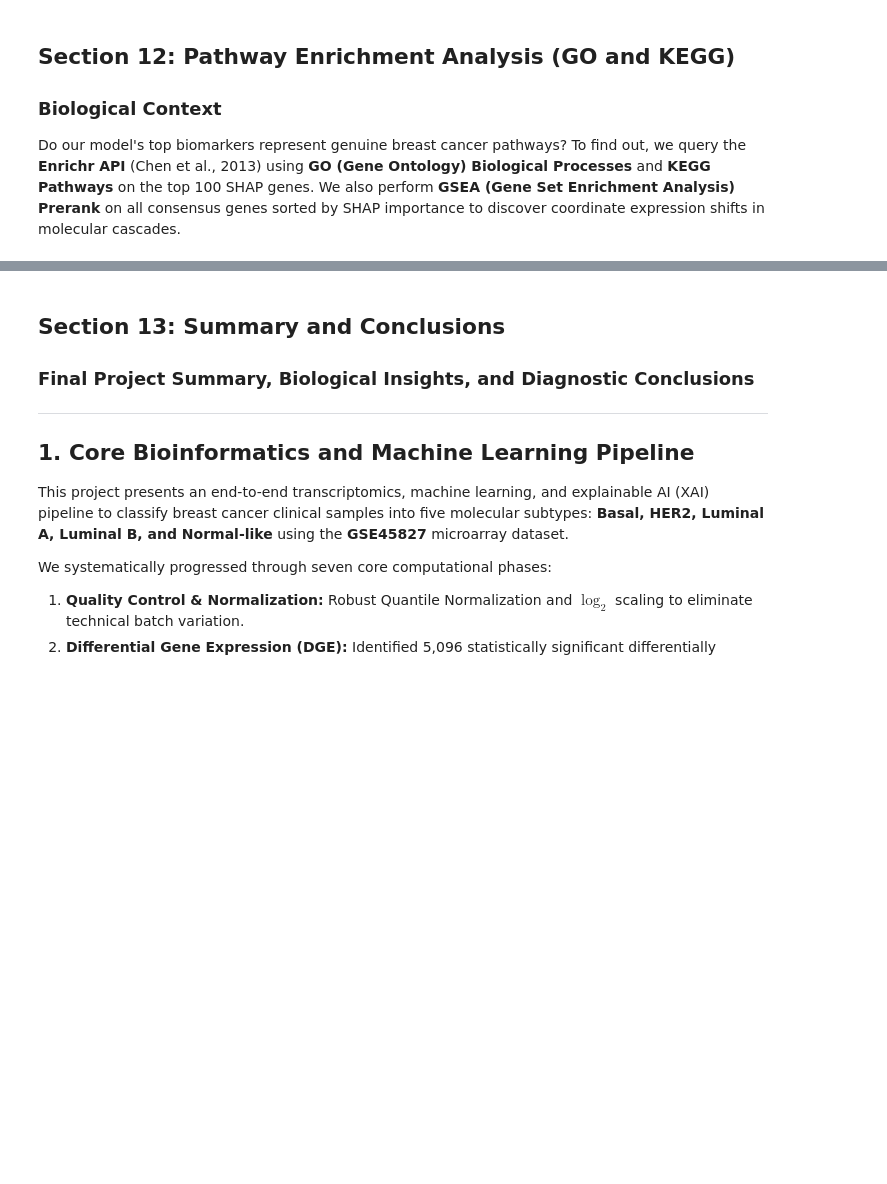
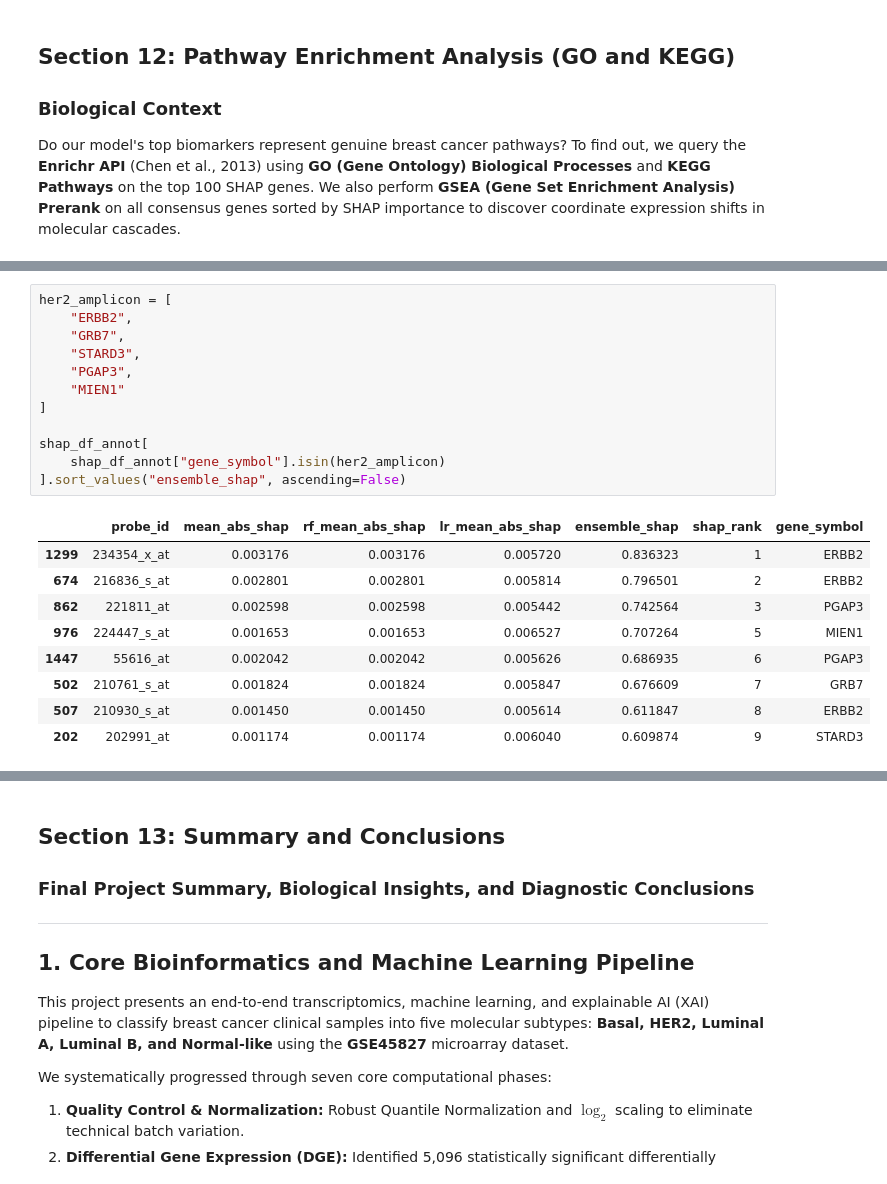
Before and after one commit to shubhamkjha369/OncoResolve-Breast-Cancer-Transcriptomics, a Jupyter notebook: Breast-Cancer-Transcriptomics-ML-Pipeline/notebooks/Breast_cancer_subtype_Transcriptomics_Pipeline.ipynb, the cells around one changed output, grey strips where cells are left out. Drawn from its saved outputs; the diff is of its cells as text; blank space fills up the shorter version.

```diff
--- a/Breast-Cancer-Transcriptomics-ML-Pipeline/notebooks/Breast_cancer_subtype_Transcriptomics_Pipeline.ipynb
+++ b/Breast-Cancer-Transcriptomics-ML-Pipeline/notebooks/Breast_cancer_subtype_Transcriptomics_Pipeline.ipynb
@@ -2750,0 +2945,22 @@ A total of **8 significantly enriched KEGG pathways** were identified ($FDR < 0.
+# %%
+her2_amplicon = [
+    "ERBB2",
+    "GRB7",
+    "STARD3",
+    "PGAP3",
+    "MIEN1"
+]
+
+shap_df_annot[
+    shap_df_annot["gene_symbol"].isin(her2_amplicon)
+].sort_values("ensemble_shap", ascending=False)
+# %% [output]
+|  | probe_id | mean_abs_shap | rf_mean_abs_shap | lr_mean_abs_shap | ensemble_shap | shap_rank | gene_symbol |
+| 1299 | 234354_x_at | 0.003176 | 0.003176 | 0.005720 | 0.836323 | 1 | ERBB2 |
+| 674 | 216836_s_at | 0.002801 | 0.002801 | 0.005814 | 0.796501 | 2 | ERBB2 |
+| 862 | 221811_at | 0.002598 | 0.002598 | 0.005442 | 0.742564 | 3 | PGAP3 |
+| 976 | 224447_s_at | 0.001653 | 0.001653 | 0.006527 | 0.707264 | 5 | MIEN1 |
+| 1447 | 55616_at | 0.002042 | 0.002042 | 0.005626 | 0.686935 | 6 | PGAP3 |
+| 502 | 210761_s_at | 0.001824 | 0.001824 | 0.005847 | 0.676609 | 7 | GRB7 |
+| 507 | 210930_s_at | 0.001450 | 0.001450 | 0.005614 | 0.611847 | 8 | ERBB2 |
+| 202 | 202991_at | 0.001174 | 0.001174 | 0.006040 | 0.609874 | 9 | STARD3 |
```
Also changed, not shown: parts of 28 cells of this notebook, 15 other files.
